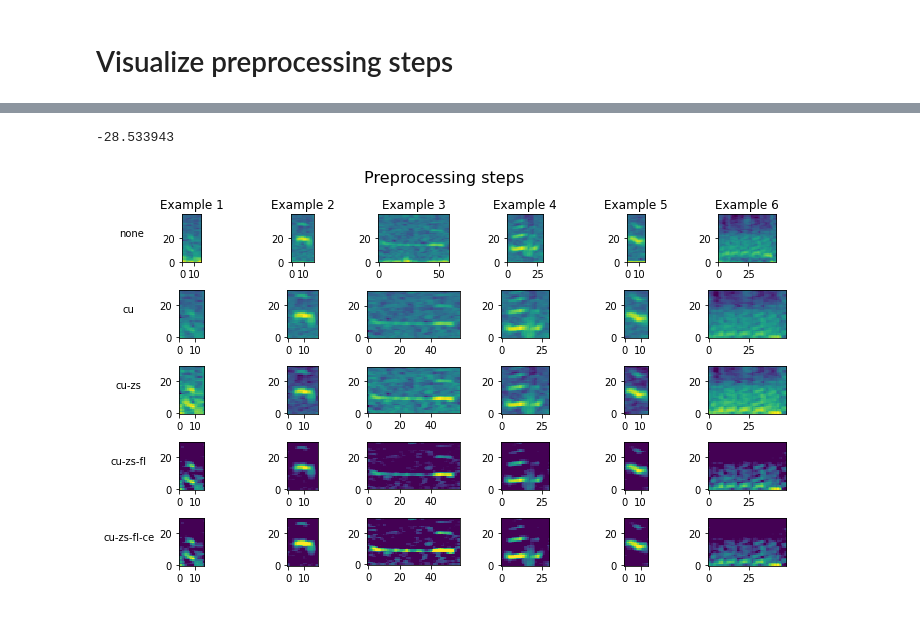
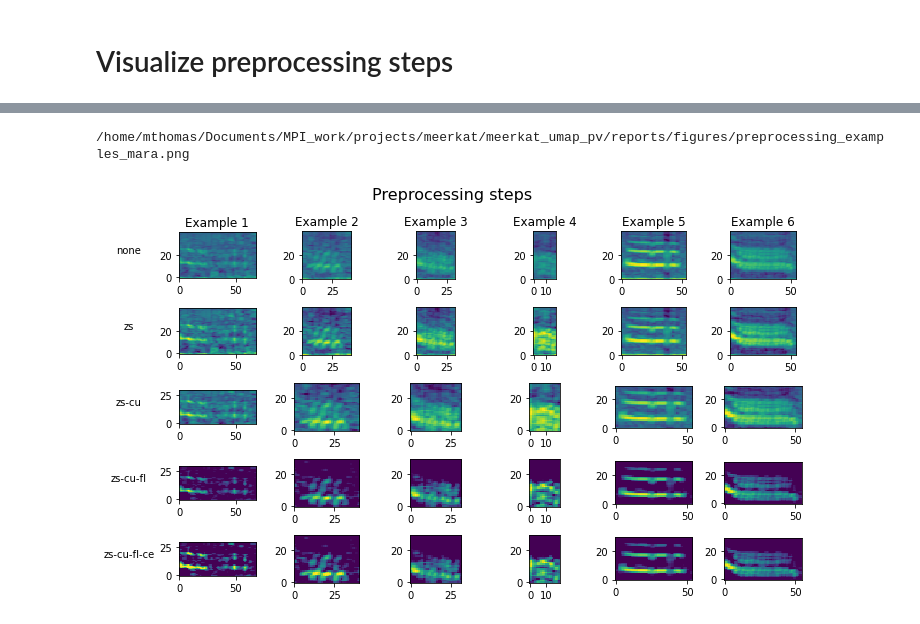
Before and after one commit to marathomas/meerkat_umap, a Jupyter notebook: notebooks/02_meerkat_UMAP_basic.ipynb, the cells around one changed output, grey strips where cells are left out. Saved outputs shown, nothing was run; the diff lists cells and outputs as text; code cells hidden in the pictures.

```diff
--- a/notebooks/02_meerkat_UMAP_basic.ipynb
+++ b/notebooks/02_meerkat_UMAP_basic.ipynb
@@ -50,8 +51,8 @@ spec_df.shape
 # %% [markdown]
 ### Choose feature
 # %%
-#specs = spec_df.spectrograms.copy()
-specs = spec_df.denoised_spectrograms.copy()
+specs = spec_df.spectrograms.copy()
+
 # normalize feature
 specs = [calc_zscore(x) for x in specs]
 
@@ -64,3 +65,13 @@ data.shape
 (1148, 5320)
 # %% [markdown]
 ## Run UMAP
+# %%
+embedding_filename = os.path.join(os.path.sep, DATA,'basic_UMAP_'+dftype+'_default_params.csv')
+print(embedding_filename)
+if (LOAD_EXISTING and os.path.isfile(embedding_filename)):
+    embedding = np.loadtxt(embedding_filename, delimiter=";")
+    print("File already exists")
+else:
+    reducer = umap.UMAP(n_components=3, min_dist = 0, random_state=2204)
+    embedding = reducer.fit_transform(data)
+    np.savetxt(embedding_filename, delimiter=";")
@@ -404,11 +397,8 @@ Note that this is different than doing UMAP with n=10 components and then select
 # Graph from embedding evaluation
 # %% [markdown]
 Resource: https://en.it1352.com/article/d096c1eadbb84c19b038eb9648153346.html
-# %%
-embedding_filename = 'basic_UMAP_'+dftype+'_default_params_denoised.csv'
-embedding = np.loadtxt(os.path.join(os.path.sep, DATA, embedding_filename),delimiter=";")
 # %%
-nn_stats = nn(embeddings[n_dims], labels, k=k)
+nn_stats = nn(embedding, labels, k=k)
 stats_tab_norm = nn_stats.get_statstabnorm()
 stats_tab_norm
 # %% [output]
@@ -825,8 +756,3 @@ import librosa.display
-# %%
-vmin = np.min([np.min(x) for x in ori_specs])
-vmax = np.max([np.max(x) for x in ori_specs])
-# %% [output]
--28.533943
 # %%
 N_MELS = 40
 MEL_BINS_REMOVED_UPPER = 5
@@ -862,55 +788,57 @@ for i in range(examples.shape[0]):
     plt.title("Example "+str(i+1))
     k=k+1
 
-# cut
-
-specs = ori_specs
-specs = [x[MEL_BINS_REMOVED_LOWER:(N_MELS-MEL_BINS_REMOVED_UPPER),:] for x in specs]
-vmin = np.min([np.min(x) for x in specs])
-vmax = np.max([np.max(x) for x in specs])
-
+# z-score
+specs = ori_specs.copy()
+#specs = [x[MEL_BINS_REMOVED_LOWER:(N_MELS-MEL_BINS_REMOVED_UPPER),:] for x in specs]
+specs = [calc_zscore(s) for s in specs]
+#vmin = np.min([np.min(x) for x in specs])
+#vmax = np.max([np.max(x) for x in specs])
 for i in range(examples.shape[0]):
     spec = specs[i]
     plt.subplot(5, 6, k)
-    plt.imshow(spec, interpolation='nearest', origin='lower', aspect='equal', norm=None,vmin=vmin, vmax=vmax)
-    if i==0: plt.ylabel('cu', rotation=0, labelpad=30)
+    plt.imshow(spec, interpolation='nearest', origin='lower', aspect='equal')
+    if i==0: plt.ylabel('zs', rotation=0, labelpad=30)
     k=k+1
 
-# z-score
+# cut
 for i in range(examples.shape[0]):
     spec = ori_specs[i]
     spec = spec[MEL_BINS_REMOVED_LOWER:(N_MELS-MEL_BINS_REMOVED_UPPER),:]
     spec = calc_zscore(spec)
     plt.subplot(5, 6, k)
     plt.imshow(spec, interpolation='nearest', origin='lower', aspect='equal')
-    if i==0: plt.ylabel('cu-zs', rotation=0, labelpad=30)
+    if i==0: plt.ylabel('zs-cu', rotation=0, labelpad=30)
     k=k+1
 
 # floor
 for i in range(examples.shape[0]):
     spec = ori_specs[i]
     spec = spec[MEL_BINS_REMOVED_LOWER:(N_MELS-MEL_BINS_REMOVED_UPPER),:]
     spec = calc_zscore(spec)
     spec = np.where(spec < 0, 0, spec)
     plt.subplot(5, 6, k)
     plt.imshow(spec, interpolation='nearest', origin='lower', aspect='equal')
-    if i==0: plt.ylabel('cu-zs-fl', rotation=0, labelpad=30)
+    if i==0: plt.ylabel('zs-cu-fl', rotation=0, labelpad=30)
     k=k+1
 
 # ceiling
 for i in range(examples.shape[0]):
     spec = ori_specs[i]
 
     spec = spec[MEL_BINS_REMOVED_LOWER:(N_MELS-MEL_BINS_REMOVED_UPPER),:]
     spec = calc_zscore(spec)
     spec = np.where(spec < 0, 0, spec)
     spec = np.where(spec > 3, 3, spec)
     plt.subplot(5, 6, k)
     plt.imshow(spec, interpolation='nearest', origin='lower', aspect='equal')
-    if i==0: plt.ylabel('cu-zs-fl-ce', rotation=0, labelpad=30)
+    if i==0: plt.ylabel('zs-cu-fl-ce', rotation=0, labelpad=30)
     k=k+1
 
 plt.tight_layout()
-plt.savefig(FIGURES+fig_name)
+outname= os.path.join(os.path.sep,FIGURES,fig_name)
+print(outname)
+plt.savefig(outname)
 # %% [output]
+/home/mthomas/Documents/MPI_work/projects/meerkat/meerkat_umap_pv/reports/figures/preprocessing_examples_mara.png
-[figure, old version]
+[figure, new version]
```
Also changed, not shown: parts of 27 cells of this notebook, 6 other files.
